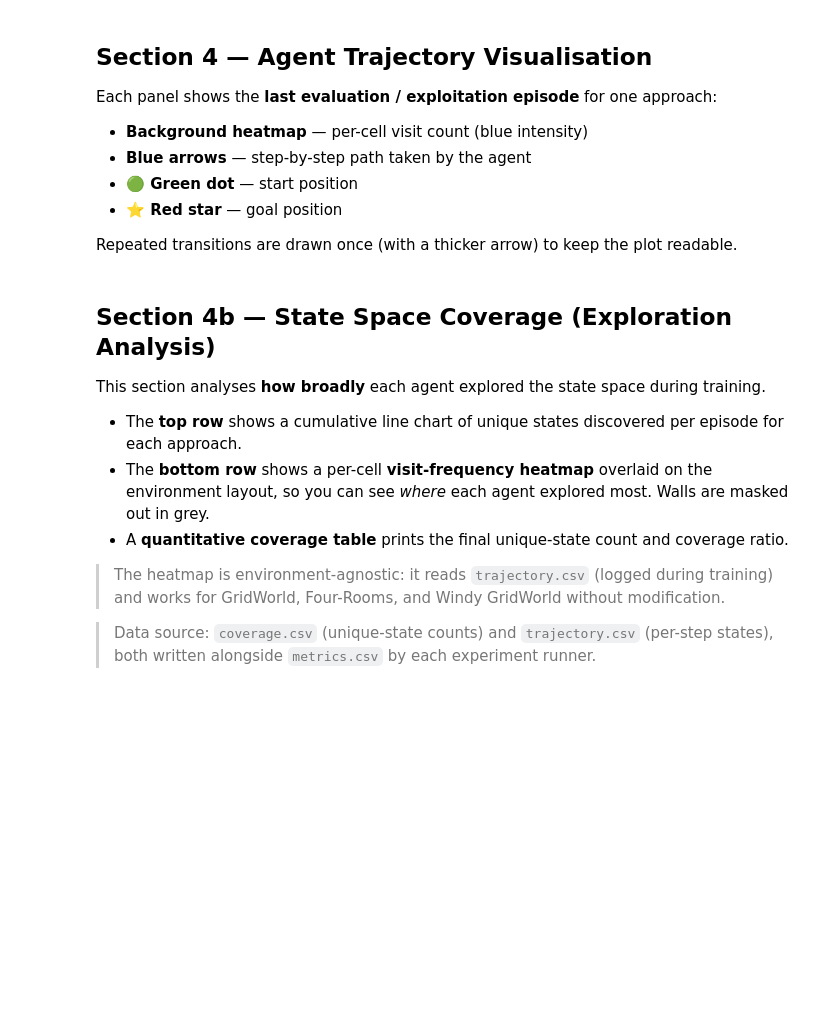
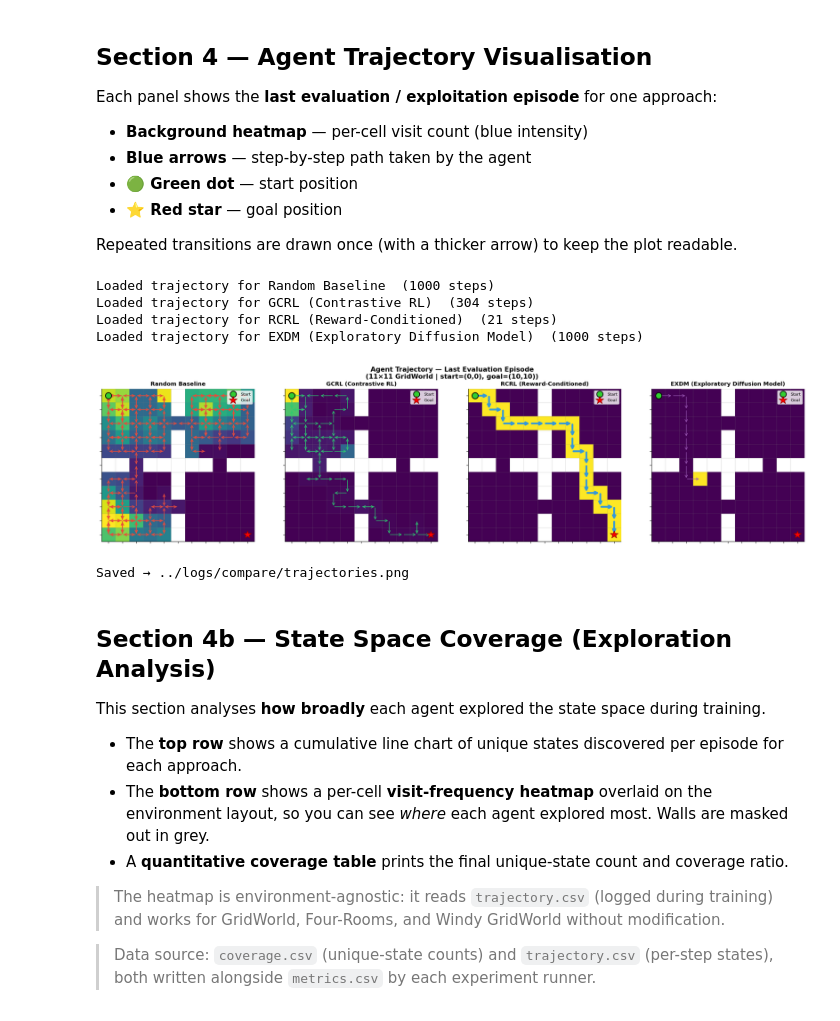
Before and after one commit to tanjun8802/MSc_Dissertation, a Jupyter notebook: notebooks/evaluation.ipynb, the cells around one changed output. Drawn from its saved outputs; the diff is of its cells as text; code cells hidden in the pictures; blank space fills up the shorter version.

```diff
--- a/notebooks/evaluation.ipynb
+++ b/notebooks/evaluation.ipynb
@@ -77,16 +60,18 @@ CONTRASTIVE_GAMMA = None  # None = auto-scaled in compare_approaches.py
 GOAL_STATE   = GRID_HEIGHT * GRID_WIDTH - 1   # bottom-right cell
 START_STATE  = 0                               # top-left cell
 
-APPROACHES = ['random', 'gcrl', 'rcrl']
+APPROACHES = ['random', 'gcrl', 'rcrl', 'exdm']
 LABELS = {
     'random': 'Random Baseline',
     'gcrl':   'GCRL (Contrastive RL)',
     'rcrl':   'RCRL (Reward-Conditioned)',
+    'exdm':   'EXDM (Exploratory Diffusion Model)',
 }
 COLORS = {
     'random': '#e74c3c',
     'gcrl':   '#2ecc71',
     'rcrl':   '#3498db',
+    'exdm':   '#9b59b6',
 }
 
 # ─────────────────────────────────────────────────────────────────────────────
@@ -346,6 +364,11 @@ for ap in APPROACHES:
         print(f'Loaded trajectory for {LABELS[ap]}  ({len(traj_dfs[ap])} steps)')
     else:
         print(f'No trajectory file found for {ap}  ({path})')
+# %% [output]
+Loaded trajectory for Random Baseline  (1000 steps)
+Loaded trajectory for GCRL (Contrastive RL)  (304 steps)
+Loaded trajectory for RCRL (Reward-Conditioned)  (21 steps)
+Loaded trajectory for EXDM (Exploratory Diffusion Model)  (1000 steps)
 # %%
 # ─── Derive wall mask from the environment ─────────────────────────────────
 # Build a lightweight temporary environment to query the wall layout.
@@ -448,39 +471,42 @@ def plot_trajectory(
 # ─── Plot ────────────────────────────────────────────────────────────────────
 available = [ap for ap in APPROACHES if ap in traj_dfs]
 
-_env_name = getattr(args, 'env', 'gridworld')
+_env_name = getattr(args, 'env', ENV_NAME)
 WALL_MASK = _get_wall_mask(GRID_HEIGHT, GRID_WIDTH, _env_name)
 
 if not available:
     print('No trajectory data found.  Run the experiments first.')
 else:
     n = len(available)
     fig, axes = plt.subplots(1, n, figsize=(5 * n, 5))
     if n == 1:
         axes = [axes]
 
     goal_r, goal_c = divmod(GOAL_STATE, GRID_WIDTH)
     fig.suptitle(
         f'Agent Trajectory — Last Evaluation Episode\n'
         f'({GRID_HEIGHT}×{GRID_WIDTH} GridWorld | '
         f'start=(0,0), goal=({goal_r},{goal_c}))',
         fontsize=13, fontweight='bold',
     )
 
     for ax, ap in zip(axes, available):
         plot_trajectory(
             ax, traj_dfs[ap],
             GRID_HEIGHT, GRID_WIDTH,
             GOAL_STATE, START_STATE,
             title=LABELS[ap],
             color=COLORS[ap],
             walls=WALL_MASK,
         )
 
     plt.tight_layout()
     plt.savefig(LOG_DIR / 'trajectories.png', bbox_inches='tight')
     plt.show()
     print(f'Saved → {LOG_DIR / "trajectories.png"}')
+# %% [output]
+[figure, added]
+Saved → ../logs/compare/trajectories.png
 # %% [markdown]
 ## Section 4b — State Space Coverage (Exploration Analysis)
 
```
Also changed, not shown: parts of 11 cells of this notebook.
